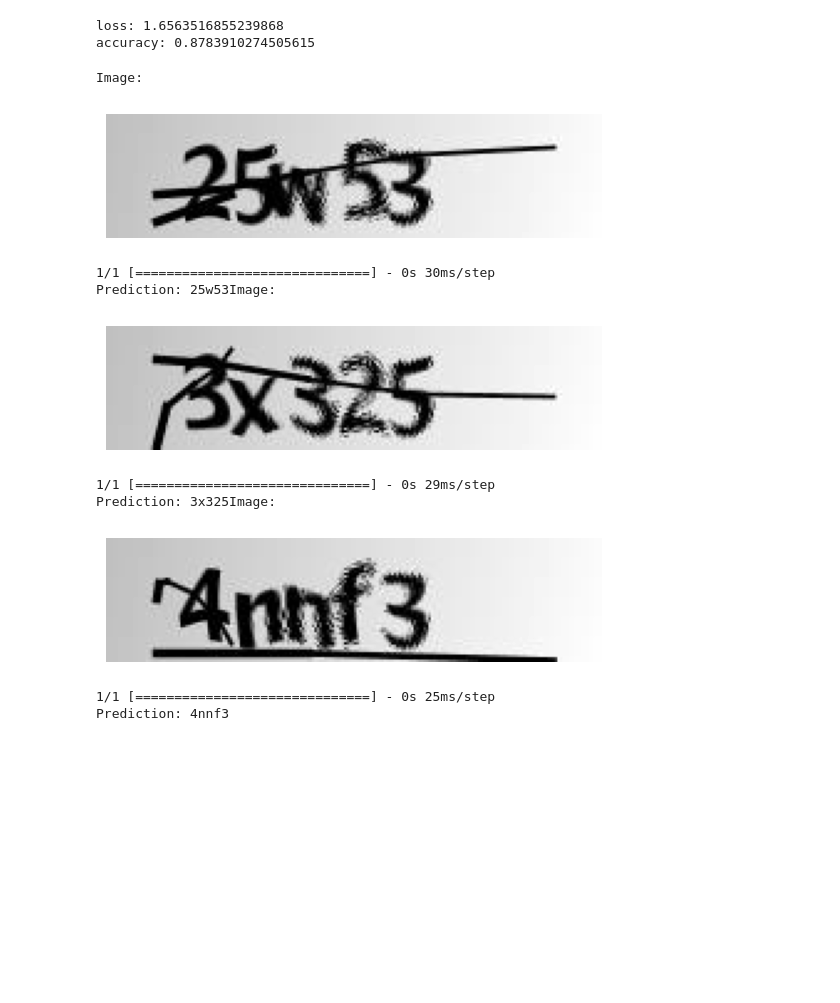
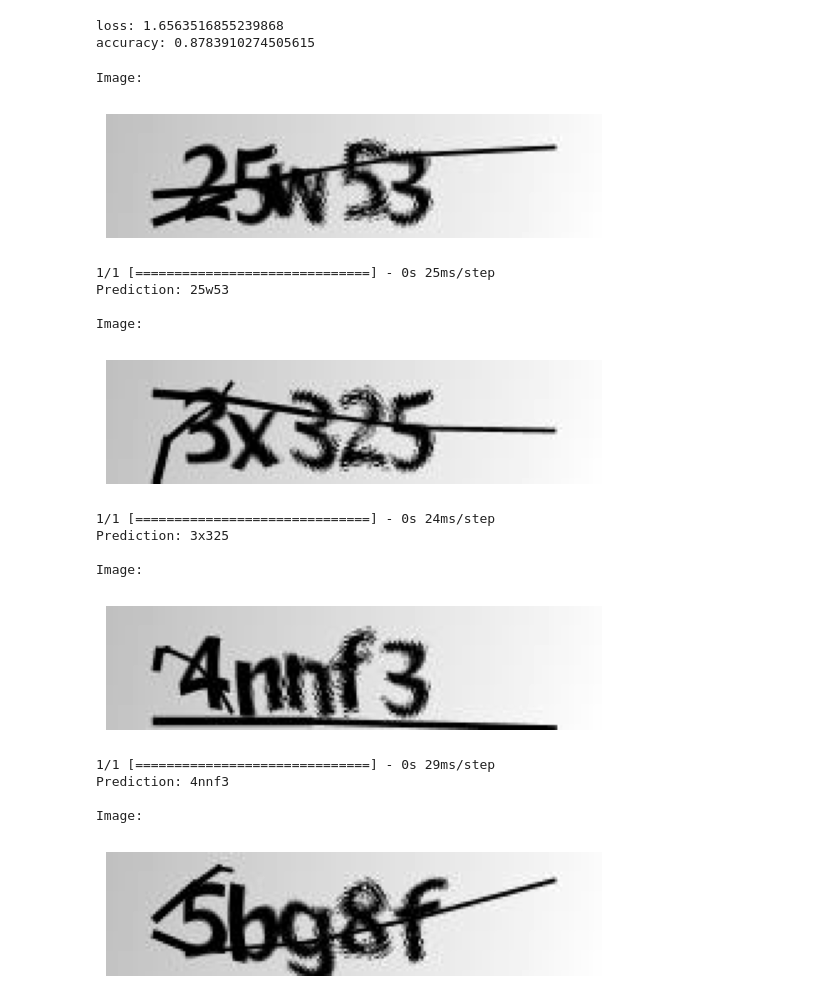
Before and after one commit to capGoblin/CNN-Captcha-Solver, a Jupyter notebook: captcha-100.ipynb, the cells around one changed output. Drawn from its saved outputs; the diff is of its cells as text; code cells hidden in the pictures; blank space fills up the shorter version.

Commit message:
Kaggle Notebook | captcha_100 | Version 3

```diff
--- a/captcha-100.ipynb
+++ b/captcha-100.ipynb
@@ -487,16 +489,23 @@ def pred(pred_imgs):
         else:
             print(f"Image file not found: {path}")
 # %%
-pred_imgs = ['/kaggle/input/captcha-version-2-images/samples/25w53.png', '/kaggle/input/captcha-version-2-images/samples/3x325.png', '/kaggle/input/captcha-version-2-images/samples/4nnf3.png']
+pred_imgs = ['/kaggle/input/captcha-version-2-images/samples/25w53.png', '/kaggle/input/captcha-version-2-images/samples/3x325.png', '/kaggle/input/captcha-version-2-images/samples/4nnf3.png', '/kaggle/input/captcha-version-2-images/samples/5bg8f.png']
 pred(pred_imgs)
 # %% [output]
 Image:
 [figure]
-1/1 [==============================] - 0s 30ms/step
-Prediction: 25w53Image:
+1/1 [==============================] - 0s 25ms/step
+Prediction: 25w53
+
+Image:
 [figure]
-1/1 [==============================] - 0s 29ms/step
-Prediction: 3x325Image:
+1/1 [==============================] - 0s 24ms/step
+Prediction: 3x325
+
+Image:
 [figure]
-1/1 [==============================] - 0s 25ms/step
+1/1 [==============================] - 0s 29ms/step
 Prediction: 4nnf3
+
+Image:
+[figure, added]
```
Also changed, not shown: parts of 2 cells of this notebook.
